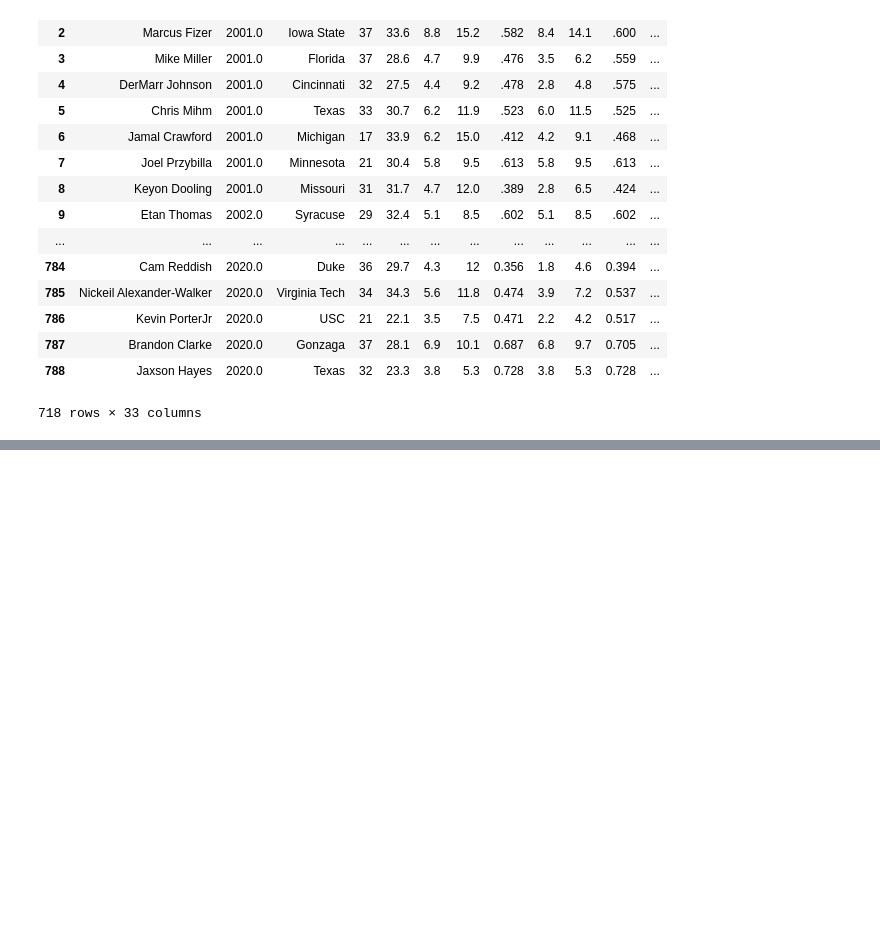
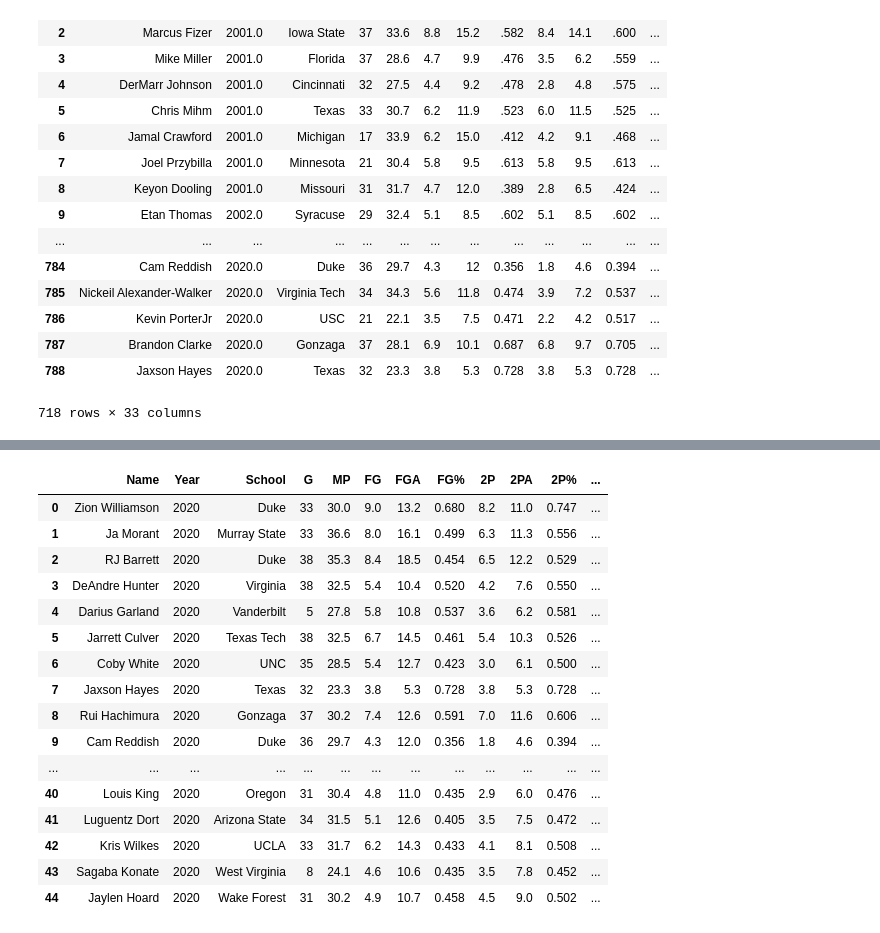
Before and after one commit to hdanger88/Project3---NBA-Projections, a Jupyter notebook: data/Project 3 - NBARookieAnalysis.ipynb, the cells around one changed output, grey strips where cells are left out. Saved outputs shown, nothing was run; the diff lists cells and outputs as text; code cells hidden in the pictures; blank space fills up the shorter version.

```diff
--- a/data/Project 3 - NBARookieAnalysis.ipynb
+++ b/data/Project 3 - NBARookieAnalysis.ipynb
@@ -570,3 +570,12 @@ FINAL_DF
 718 rows × 33 columns
 # %%
 FINAL_DF.to_csv('Final_Combined_DF.csv')
+# %%
+FINAL_DFV2= pd.read_csv('Final_Combined_DF_v2.csv')
+ROOKIE_PREDICTIONS= pd.read_csv('2020_Rookie_Predictions.csv')
+# %%
+FINAL_DFV2=FINAL_DFV2.loc[FINAL_DFV2['Year']==2020]
+FINAL_DFV2=FINAL_DFV2[['Name', 'Year', 'School', 'G', 'MP', 'FG', 'FGA', 'FG%',
+       '2P', '2PA', '2P%', '3P', '3PA', '3P%', 'FT', 'FTA', 'FT%', 'PTS',
+       'TRB', 'AST', 'STL', 'BLK', 'TOV', 'PF', 'Pick', 'Position']]
+FINAL_DFV2.head()
@@ -572,0 +598,21 @@ FINAL_DF.to_csv('Final_Combined_DF.csv')
+# %%
+FINAL_DFV2 = FINAL_DFV2.merge(ROOKIE_PREDICTIONS,how='left', on ='Name')
+FINAL_DFV2
+# %% [output]
+|  | Name | Year | School | G | MP | FG | FGA | FG% | 2P | 2PA | 2P% | ... |
+| 0 | Zion Williamson | 2020 | Duke | 33 | 30.0 | 9.0 | 13.2 | 0.680 | 8.2 | 11.0 | 0.747 | ... |
+| 1 | Ja Morant | 2020 | Murray State | 33 | 36.6 | 8.0 | 16.1 | 0.499 | 6.3 | 11.3 | 0.556 | ... |
+| 2 | RJ Barrett | 2020 | Duke | 38 | 35.3 | 8.4 | 18.5 | 0.454 | 6.5 | 12.2 | 0.529 | ... |
+| 3 | DeAndre Hunter | 2020 | Virginia | 38 | 32.5 | 5.4 | 10.4 | 0.520 | 4.2 | 7.6 | 0.550 | ... |
+| 4 | Darius Garland | 2020 | Vanderbilt | 5 | 27.8 | 5.8 | 10.8 | 0.537 | 3.6 | 6.2 | 0.581 | ... |
+| 5 | Jarrett Culver | 2020 | Texas Tech | 38 | 32.5 | 6.7 | 14.5 | 0.461 | 5.4 | 10.3 | 0.526 | ... |
+| 6 | Coby White | 2020 | UNC | 35 | 28.5 | 5.4 | 12.7 | 0.423 | 3.0 | 6.1 | 0.500 | ... |
+| 7 | Jaxson Hayes | 2020 | Texas | 32 | 23.3 | 3.8 | 5.3 | 0.728 | 3.8 | 5.3 | 0.728 | ... |
+| 8 | Rui Hachimura | 2020 | Gonzaga | 37 | 30.2 | 7.4 | 12.6 | 0.591 | 7.0 | 11.6 | 0.606 | ... |
+| 9 | Cam Reddish | 2020 | Duke | 36 | 29.7 | 4.3 | 12.0 | 0.356 | 1.8 | 4.6 | 0.394 | ... |
+| ... | ... | ... | ... | ... | ... | ... | ... | ... | ... | ... | ... | ... |
+| 40 | Louis King | 2020 | Oregon | 31 | 30.4 | 4.8 | 11.0 | 0.435 | 2.9 | 6.0 | 0.476 | ... |
+| 41 | Luguentz Dort | 2020 | Arizona State | 34 | 31.5 | 5.1 | 12.6 | 0.405 | 3.5 | 7.5 | 0.472 | ... |
+| 42 | Kris Wilkes | 2020 | UCLA | 33 | 31.7 | 6.2 | 14.3 | 0.433 | 4.1 | 8.1 | 0.508 | ... |
+| 43 | Sagaba Konate | 2020 | West Virginia | 8 | 24.1 | 4.6 | 10.6 | 0.435 | 3.5 | 7.8 | 0.452 | ... |
+| 44 | Jaylen Hoard | 2020 | Wake Forest | 31 | 30.2 | 4.9 | 10.7 | 0.458 | 4.5 | 9.0 | 0.502 | ... |
```
Also changed, not shown: parts of 3 cells of this notebook, 3 other files.
